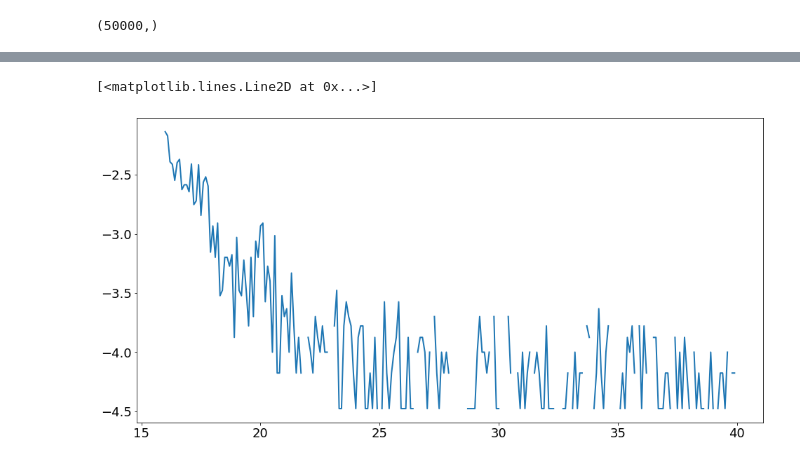
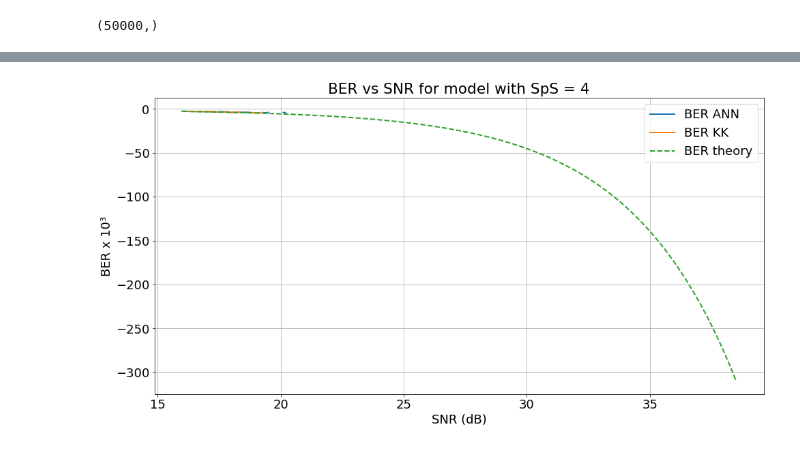
Before and after one commit to Matos-V/TCC_phase_detection_with_ML, a Jupyter notebook: ANN_tests.ipynb, the cells around one changed output, grey strips where cells are left out. Drawn from its saved outputs; the diff is of its cells as text; code cells hidden in the pictures.

```diff
--- a/ANN_tests.ipynb
+++ b/ANN_tests.ipynb
@@ -92,5 +113,17 @@ array([16. , 16.1, 16.2, 16.3, 16.4, 16.5, 16.6, 16.7, 16.8, 16.9, 17. ,
-# %%
-plt.plot(plot[0],np.log10(plot[1]))
-# %% [output]
-[<matplotlib.lines.Line2D at 0x...>]
-[figure, removed]
+# %%
+SpS = 4
+SNRs, BERs = np.loadtxt(f'SNR_BER_model_{SpS}_sps.txt')
+_, BERsKK = np.loadtxt(f'SNR_BER_KK_model_{SpS}_sps.txt')
+# %%
+plt.plot(SNRs,np.log10(BERs))
+plt.plot(SNRs,np.log10(BERsKK))
+plt.plot(SNRs,np.log10(ber_theory(helpers.dB2lin(SNRs), 16)),'--')
+plt.title(f'BER vs SNR for model with SpS = {SpS}')
+plt.xlabel('SNR (dB)')
+plt.ylabel('BER x 10³')
+#plt.legend([f'BER = {BERsKK[min_ber]} for SNR = {SNRs[min_ber]}'])
+plt.legend(['BER ANN', 'BER KK','BER theory'])
+plt.savefig(f'logBER_x_SNR_comparison_{SpS}_SpS.png')
+plt.grid(True)
+# %% [output]
+[figure, added]
```
Also changed, not shown: parts of 12 cells of this notebook, 7 other files.
